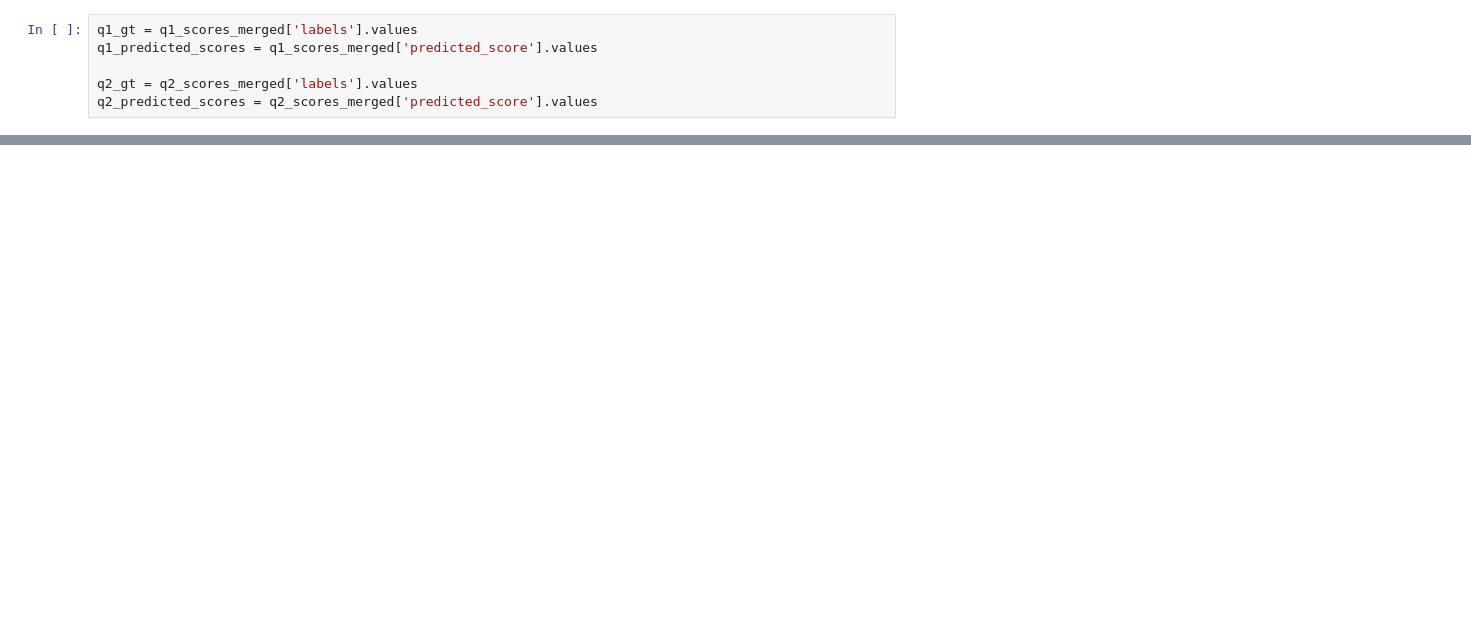
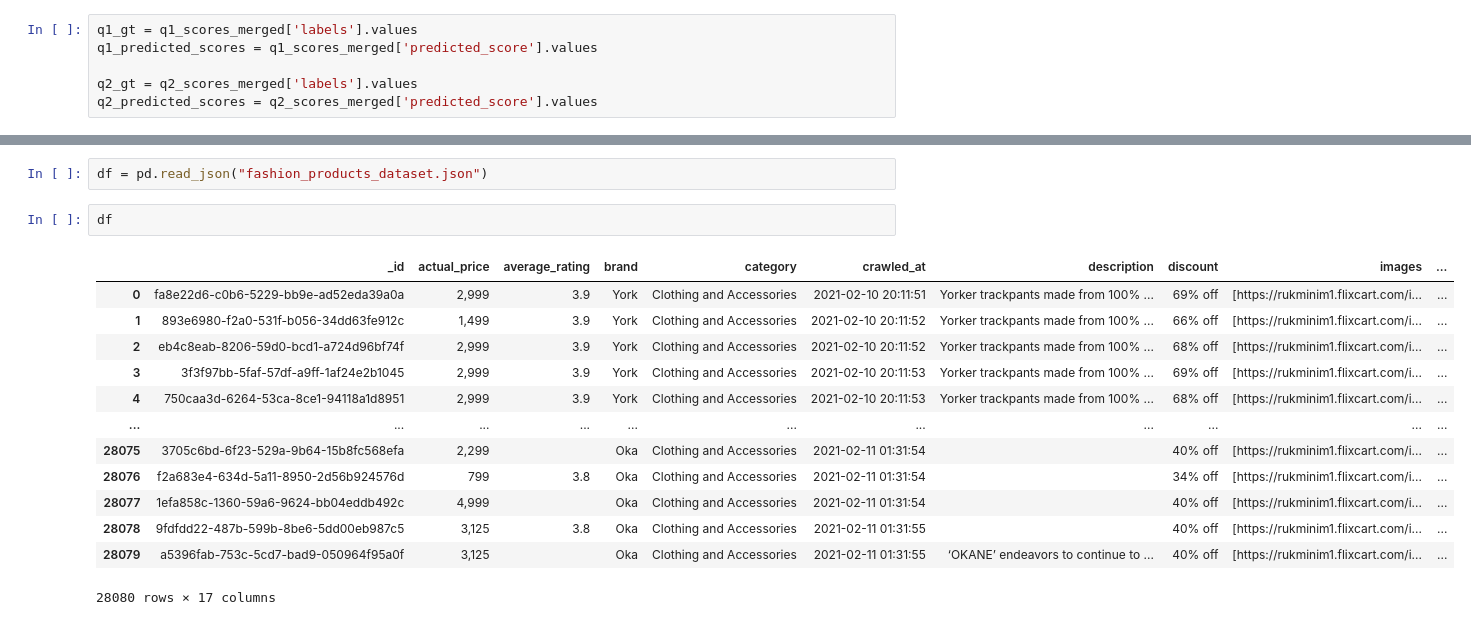
Before and after one commit to laiaatomas/IRWA_FinalProject, a Jupyter notebook: project_part2.ipynb, the cells around one changed output, grey strips where cells are left out. Cells and saved outputs as stored; diff of their text form; blank space fills up the shorter version.

```diff
--- a/project_part2.ipynb
+++ b/project_part2.ipynb
@@ -563,0 +675,18 @@ precision_at_k(q2_gt, q2_predicted_scores, 10)
+# %%
+df = pd.read_json("fashion_products_dataset.json")
+# %%
+df
+# %% [output]
+|  | _id | actual_price | average_rating | brand | category | crawled_at | description | discount | images | ... |
+| 0 | fa8e22d6-c0b6-5229-bb9e-ad52eda39a0a | 2,999 | 3.9 | York | Clothing and Accessories | 2021-02-10 20:11:51 | Yorker trackpants made from 100% ... | 69% off | [https://rukminim1.flixcart.com/i... | ... |
+| 1 | 893e6980-f2a0-531f-b056-34dd63fe912c | 1,499 | 3.9 | York | Clothing and Accessories | 2021-02-10 20:11:52 | Yorker trackpants made from 100% ... | 66% off | [https://rukminim1.flixcart.com/i... | ... |
+| 2 | eb4c8eab-8206-59d0-bcd1-a724d96bf74f | 2,999 | 3.9 | York | Clothing and Accessories | 2021-02-10 20:11:52 | Yorker trackpants made from 100% ... | 68% off | [https://rukminim1.flixcart.com/i... | ... |
+| 3 | 3f3f97bb-5faf-57df-a9ff-1af24e2b1045 | 2,999 | 3.9 | York | Clothing and Accessories | 2021-02-10 20:11:53 | Yorker trackpants made from 100% ... | 69% off | [https://rukminim1.flixcart.com/i... | ... |
+| 4 | 750caa3d-6264-53ca-8ce1-94118a1d8951 | 2,999 | 3.9 | York | Clothing and Accessories | 2021-02-10 20:11:53 | Yorker trackpants made from 100% ... | 68% off | [https://rukminim1.flixcart.com/i... | ... |
+| ... | ... | ... | ... | ... | ... | ... | ... | ... | ... | ... |
+| 28075 | 3705c6bd-6f23-529a-9b64-15b8fc568efa | 2,299 |  | Oka | Clothing and Accessories | 2021-02-11 01:31:54 |  | 40% off | [https://rukminim1.flixcart.com/i... | ... |
+| 28076 | f2a683e4-634d-5a11-8950-2d56b924576d | 799 | 3.8 | Oka | Clothing and Accessories | 2021-02-11 01:31:54 |  | 34% off | [https://rukminim1.flixcart.com/i... | ... |
+| 28077 | 1efa858c-1360-59a6-9624-bb04eddb492c | 4,999 |  | Oka | Clothing and Accessories | 2021-02-11 01:31:54 |  | 40% off | [https://rukminim1.flixcart.com/i... | ... |
+| 28078 | 9fdfdd22-487b-599b-8be6-5dd00eb987c5 | 3,125 | 3.8 | Oka | Clothing and Accessories | 2021-02-11 01:31:55 |  | 40% off | [https://rukminim1.flixcart.com/i... | ... |
+| 28079 | a5396fab-753c-5cd7-bad9-050964f95a0f | 3,125 |  | Oka | Clothing and Accessories | 2021-02-11 01:31:55 | ‘OKANE’ endeavors to continue to ... | 40% off | [https://rukminim1.flixcart.com/i... | ... |
+28080 rows × 17 columns
```
Also changed, not shown: parts of 31 cells of this notebook.
